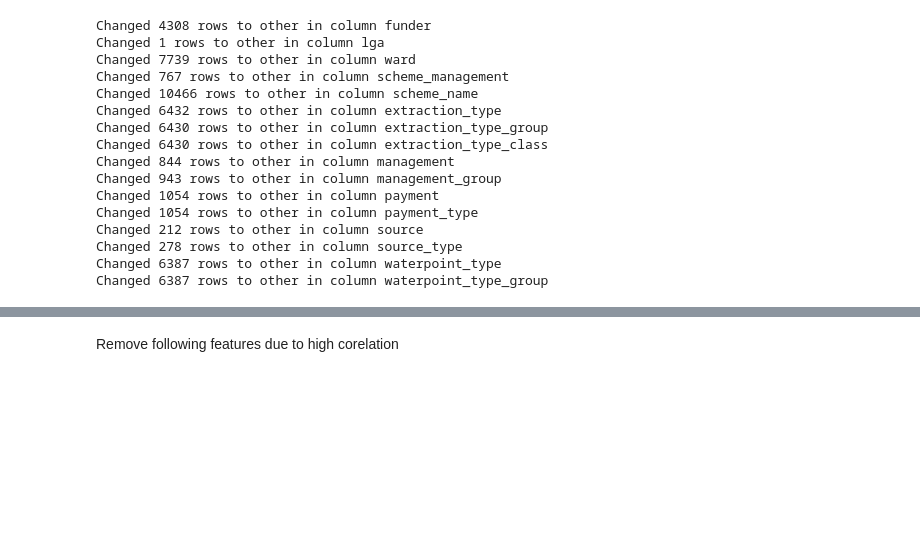
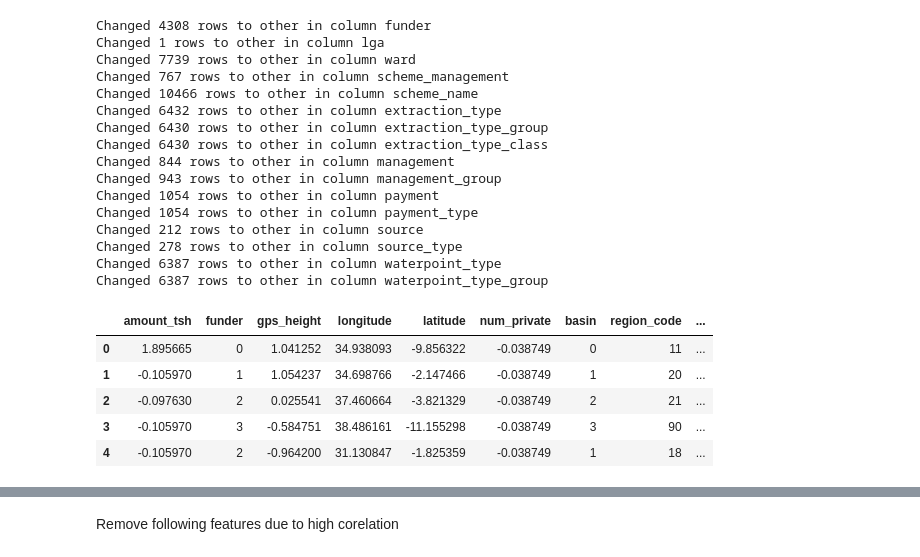
Before and after one commit to vimuth97/Pump-It-Up, a Jupyter notebook: pump_it_up.ipynb, the cells around one changed output, grey strips where cells are left out. Drawn from its saved outputs; the diff is of its cells as text; code cells hidden in the pictures; blank space fills up the shorter version.

```diff
--- a/pump_it_up.ipynb
+++ b/pump_it_up.ipynb
@@ -220,0 +245,9 @@ train_values_drop_name = train_values_drop_date.drop(['wpt_name'], axis=1)    #d
+# %%
+train_values_drop_name.head()
+# %% [output]
+|  | amount_tsh | funder | gps_height | longitude | latitude | num_private | basin | region_code | ... |
+| 0 | 1.895665 | 0 | 1.041252 | 34.938093 | -9.856322 | -0.038749 | 0 | 11 | ... |
+| 1 | -0.105970 | 1 | 1.054237 | 34.698766 | -2.147466 | -0.038749 | 1 | 20 | ... |
+| 2 | -0.097630 | 2 | 0.025541 | 37.460664 | -3.821329 | -0.038749 | 2 | 21 | ... |
+| 3 | -0.105970 | 3 | -0.584751 | 38.486161 | -11.155298 | -0.038749 | 3 | 90 | ... |
+| 4 | -0.105970 | 2 | -0.964200 | 31.130847 | -1.825359 | -0.038749 | 1 | 18 | ... |
```
Also changed, not shown: parts of 15 cells of this notebook.
